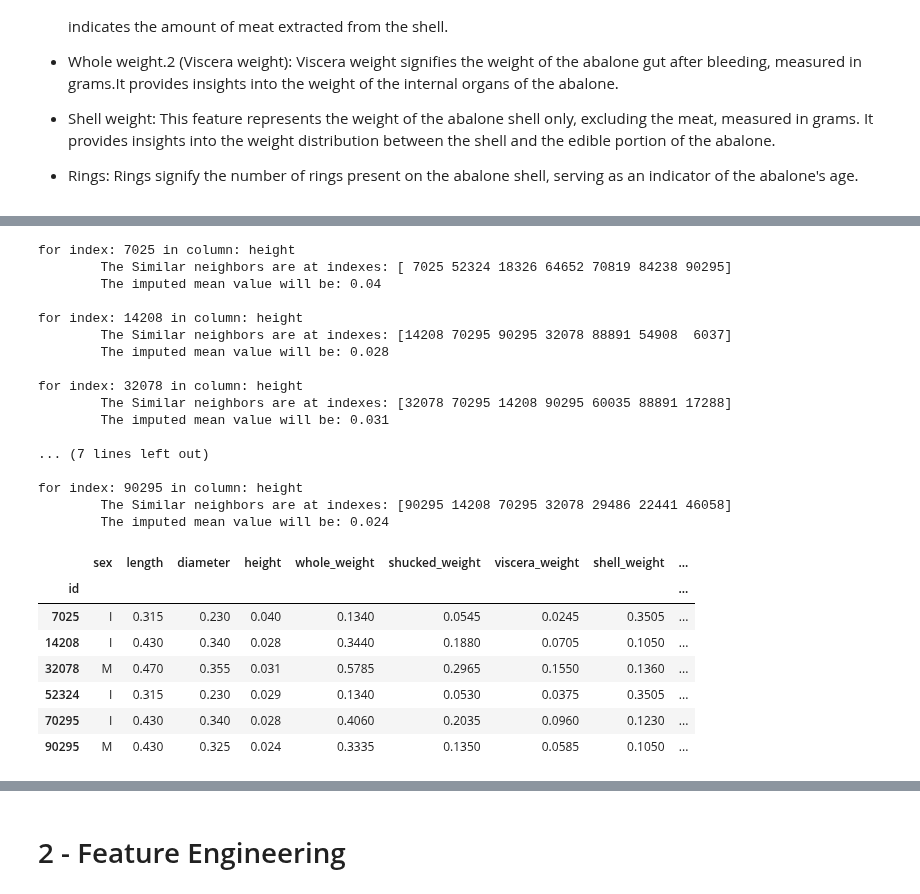
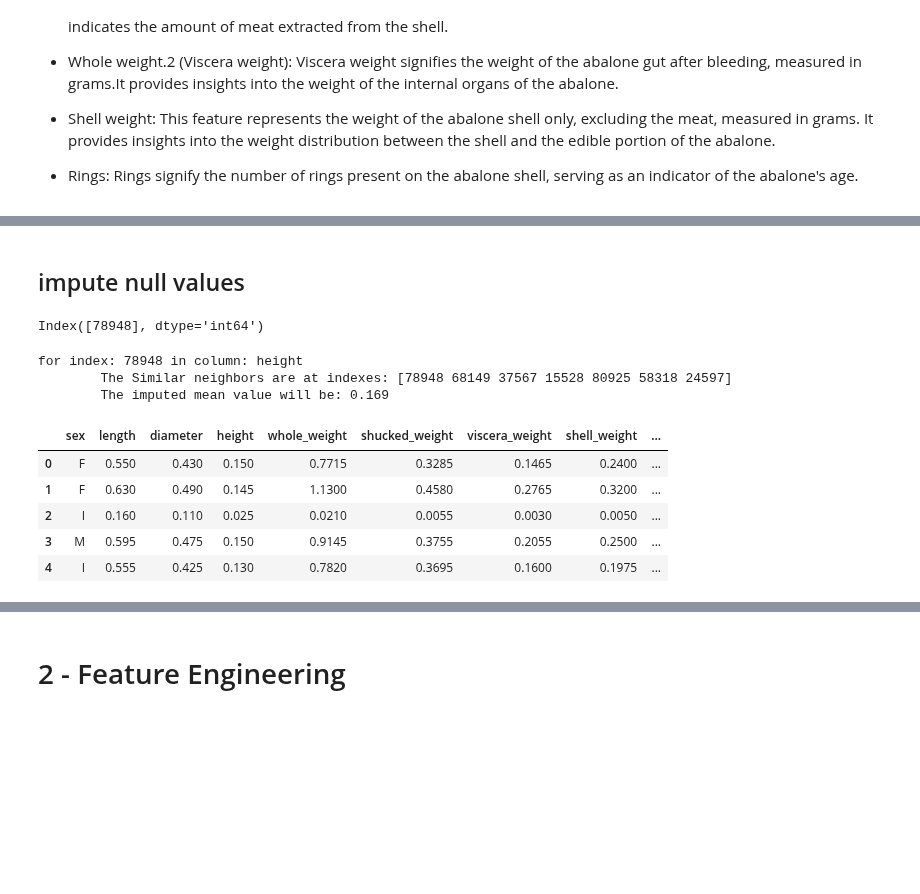
Before and after one commit to RuiFSP/Kaggle, a Jupyter notebook: Playground_Series_S4/4-Regression_with_an_Abalone_Dataset/regression_transformations.ipynb, the cells around one changed output, grey strips where cells are left out. Cells and saved outputs as stored; diff of their text form; code cells hidden in the pictures; blank space fills up the shorter version.

```diff
--- a/Playground_Series_S4/4-Regression_with_an_Abalone_Dataset/regression_transformations.ipynb
+++ b/Playground_Series_S4/4-Regression_with_an_Abalone_Dataset/regression_transformations.ipynb
@@ -595,0 +515,5 @@ Index([7025, 14208, 32078, 52324, 70295, 90295], dtype='int64', name='id')
+# %%
+df_error_free = train.copy()
+
+df_error_free.head()
+print(df_error_free.shape)
@@ -595,0 +560,17 @@ Index([7025, 14208, 32078, 52324, 70295, 90295], dtype='int64', name='id')
+# %%
+# whole weight >= shucked weight + viscera weight + shell weight
+mask_df_error_free = df_error_free['whole_weight'] > df_error_free['shucked_weight'] + df_error_free['viscera_weight'] + df_error_free['shell_weight']
+
+# drop rows where whole weight is not greater than the sum of shucked weight, viscera weight and shell weight
+df_error_free = df_error_free[mask_df_error_free]
+
+print(df_error_free.shape)
+
+# verify the condition again to make sure it is correct
+mask_df_error_free = df_error_free['whole_weight'] < df_error_free['shucked_weight'] + df_error_free['viscera_weight'] + df_error_free['shell_weight']
+mask_df_error_free.sum()
+
+# percentage of rows removed
+rem2 = (df_error_free.shape[0] - train.shape[0]) / train.shape[0]
+
+rem2
@@ -595,0 +580,5 @@ Index([7025, 14208, 32078, 52324, 70295, 90295], dtype='int64', name='id')
+# %%
+# reset index
+train_cleaned = df_error_free.reset_index(drop=True)
+
+train_cleaned.head()
@@ -596,3 +592,5 @@ Index([7025, 14208, 32078, 52324, 70295, 90295], dtype='int64', name='id')
+# %% [markdown]
+## impute null values
 # %%
 # get the 5 similar neighbors of each index_height_0[0]
 def get_similar_neighbors(df, index, n_neighbors=5):
@@ -626,33 +624,26 @@ def impute_knn(df, indexes, col, n_neighbors=7):
         df.loc[index, 'height'] = value
 
     return df
+# %%
+# get indexes of the rows that have missing values
+index_height_0 = train_cleaned[train_cleaned['height'] == 0].index
+
+index_height_0
+# %% [output]
+Index([78948], dtype='int64')
 # %%
-df_transformed = impute_knn(train, index_height_0, col='height', n_neighbors=7)
+df_transformed = impute_knn(train, index_height_0, col='height', n_neighbors=7).reset_index(drop=True)
 
-df_transformed.loc[index_height_0]
+train = df_transformed
+
+train.head()
 # %% [output]
-for index: 7025 in column: height
-        The Similar neighbors are at indexes: [ 7025 52324 18326 64652 70819 84238 90295]
-        The imputed mean value will be: 0.04
-
-for index: 14208 in column: height
-        The Similar neighbors are at indexes: [14208 70295 90295 32078 88891 54908  6037]
-        The imputed mean value will be: 0.028
-
-for index: 32078 in column: height
-        The Similar neighbors are at indexes: [32078 70295 14208 90295 60035 88891 17288]
-        The imputed mean value will be: 0.031
-
-... (7 lines left out)
-
-for index: 90295 in column: height
-        The Similar neighbors are at indexes: [90295 14208 70295 32078 29486 22441 46058]
-        The imputed mean value will be: 0.024
+for index: 78948 in column: height
+        The Similar neighbors are at indexes: [78948 68149 37567 15528 80925 58318 24597]
+        The imputed mean value will be: 0.169
 |  | sex | length | diameter | height | whole_weight | shucked_weight | viscera_weight | shell_weight | ... |
-| id |  |  |  |  |  |  |  |  | ... |
-| 7025 | I | 0.315 | 0.230 | 0.040 | 0.1340 | 0.0545 | 0.0245 | 0.3505 | ... |
-| 14208 | I | 0.430 | 0.340 | 0.028 | 0.3440 | 0.1880 | 0.0705 | 0.1050 | ... |
-| 32078 | M | 0.470 | 0.355 | 0.031 | 0.5785 | 0.2965 | 0.1550 | 0.1360 | ... |
-| 52324 | I | 0.315 | 0.230 | 0.029 | 0.1340 | 0.0530 | 0.0375 | 0.3505 | ... |
-| 70295 | I | 0.430 | 0.340 | 0.028 | 0.4060 | 0.2035 | 0.0960 | 0.1230 | ... |
-| 90295 | M | 0.430 | 0.325 | 0.024 | 0.3335 | 0.1350 | 0.0585 | 0.1050 | ... |
+| 0 | F | 0.550 | 0.430 | 0.150 | 0.7715 | 0.3285 | 0.1465 | 0.2400 | ... |
+| 1 | F | 0.630 | 0.490 | 0.145 | 1.1300 | 0.4580 | 0.2765 | 0.3200 | ... |
+| 2 | I | 0.160 | 0.110 | 0.025 | 0.0210 | 0.0055 | 0.0030 | 0.0050 | ... |
+| 3 | M | 0.595 | 0.475 | 0.150 | 0.9145 | 0.3755 | 0.2055 | 0.2500 | ... |
+| 4 | I | 0.555 | 0.425 | 0.130 | 0.7820 | 0.3695 | 0.1600 | 0.1975 | ... |
```
Also changed, not shown: parts of 34 cells of this notebook, 2 other files.
